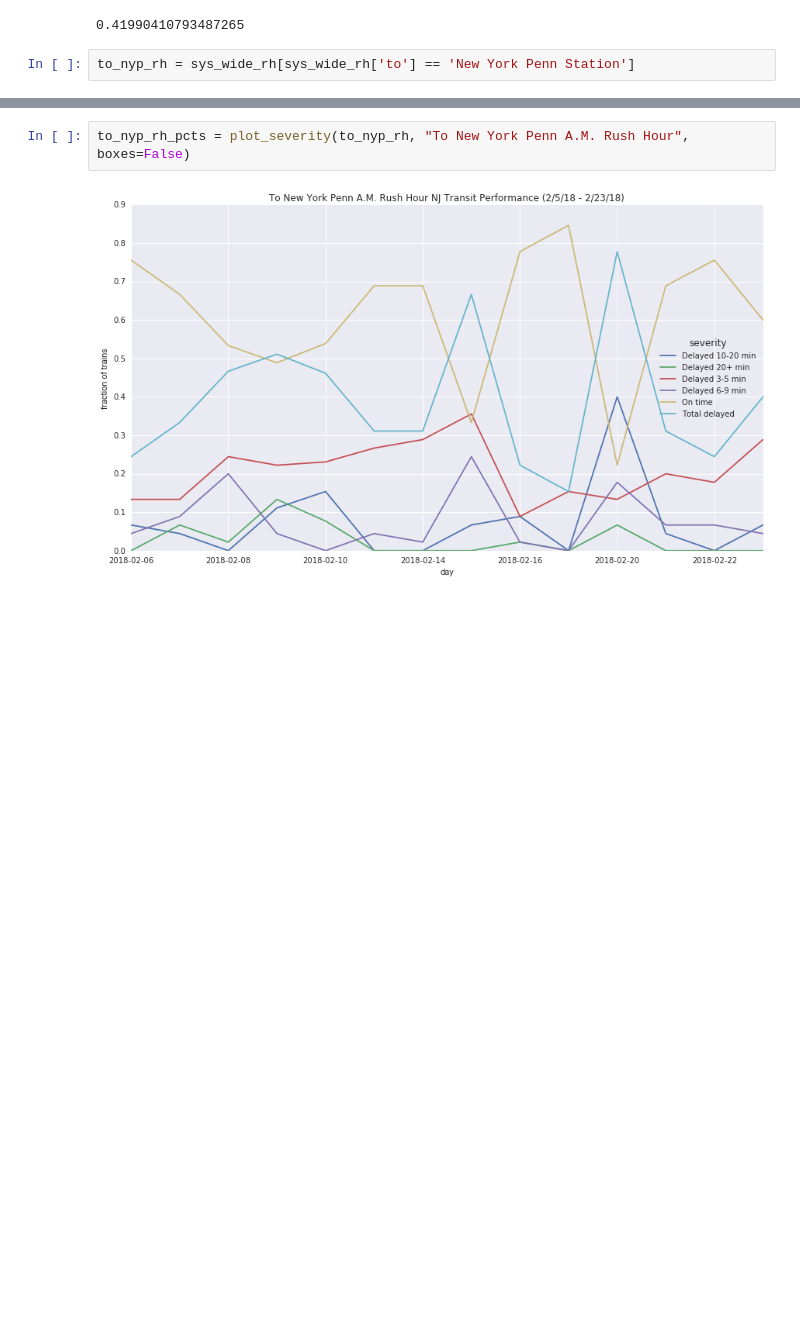
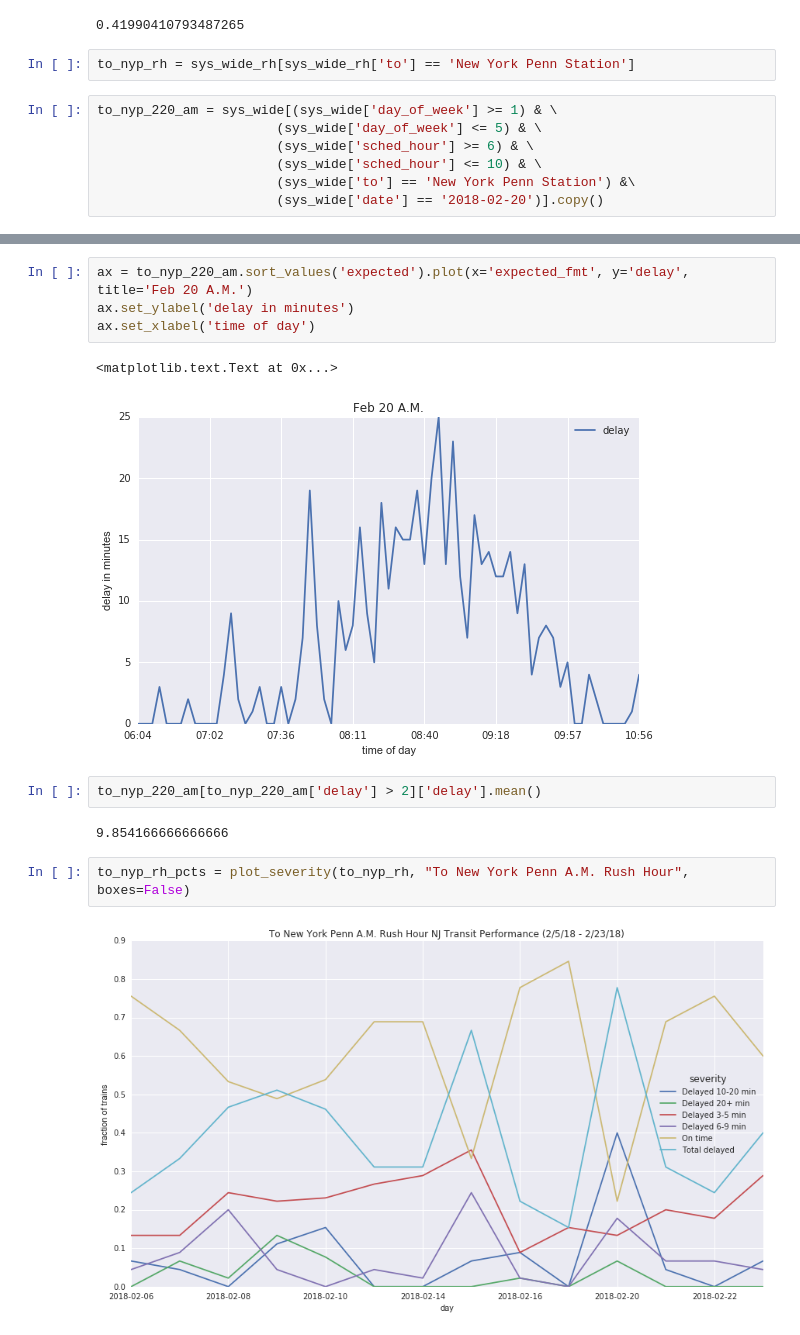
Before and after one commit to pranavbadami/njtransit, a Jupyter notebook: notebooks/analysis/system_overview.ipynb, the cells around one changed output, grey strips where cells are left out. Cells and saved outputs as stored; diff of their text form; blank space fills up the shorter version.

```diff
--- a/notebooks/analysis/system_overview.ipynb
+++ b/notebooks/analysis/system_overview.ipynb
@@ -151,3 +151,10 @@ ax.set_ylabel('')
 0.41990410793487265
 # %%
 to_nyp_rh = sys_wide_rh[sys_wide_rh['to'] == 'New York Penn Station']
+# %%
+to_nyp_220_am = sys_wide[(sys_wide['day_of_week'] >= 1) & \
+                       (sys_wide['day_of_week'] <= 5) & \
+                       (sys_wide['sched_hour'] >= 6) & \
+                       (sys_wide['sched_hour'] <= 10) & \
+                       (sys_wide['to'] == 'New York Penn Station') &\
+                       (sys_wide['date'] == '2018-02-20')].copy()
@@ -154,3 +173,14 @@ to_nyp_rh = sys_wide_rh[sys_wide_rh['to'] == 'New York Penn Station']
+# %%
+ax = to_nyp_220_am.sort_values('expected').plot(x='expected_fmt', y='delay', title='Feb 20 A.M.')
+ax.set_ylabel('delay in minutes')
+ax.set_xlabel('time of day')
+# %% [output]
+<matplotlib.text.Text at 0x...>
+[figure, added]
+# %%
+to_nyp_220_am[to_nyp_220_am['delay'] > 2]['delay'].mean()
+# %% [output]
+9.854166666666666
 # %%
 to_nyp_rh_pcts = plot_severity(to_nyp_rh, "To New York Penn A.M. Rush Hour", boxes=False)
 # %% [output]
```
Also changed, not shown: parts of 13 cells of this notebook.
